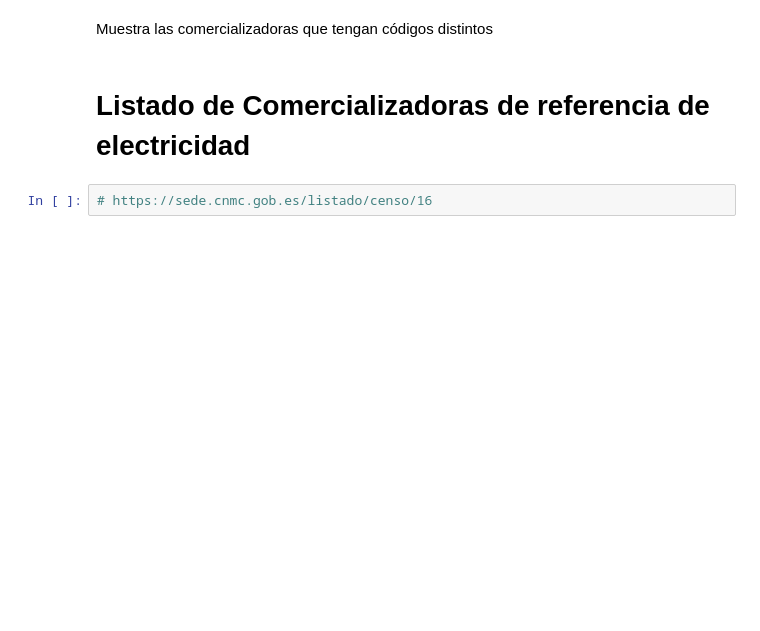
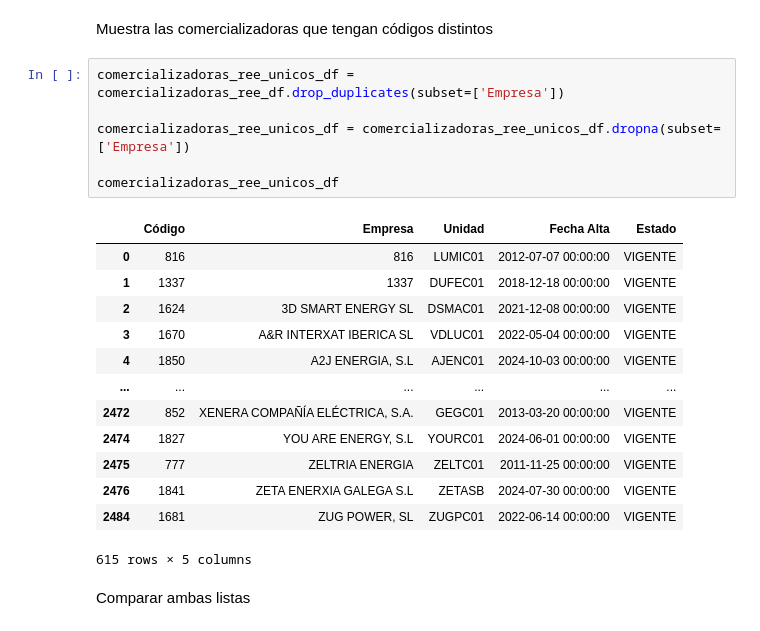
Before and after one commit to jacubero/SEE, a Jupyter notebook: Comercializacion/comercializacion.ipynb, the cells around one changed output. Drawn from its saved outputs; the diff is of its cells as text; blank space fills up the shorter version.

```diff
--- a/Comercializacion/comercializacion.ipynb
+++ b/Comercializacion/comercializacion.ipynb
@@ -67,6 +89,24 @@ comercializadoras_ree_df
 # %% [markdown]
 Muestra las comercializadoras que tengan códigos distintos
-# %% [markdown]
-# Listado de Comercializadoras de referencia de electricidad
-# %%
-# https://sede.cnmc.gob.es/listado/censo/16
+# %%
+comercializadoras_ree_unicos_df =  comercializadoras_ree_df.drop_duplicates(subset=['Empresa'])
+
+comercializadoras_ree_unicos_df = comercializadoras_ree_unicos_df.dropna(subset=['Empresa'])
+
+comercializadoras_ree_unicos_df
+# %% [output]
+|  | Código | Empresa | Unidad | Fecha Alta | Estado |
+| 0 | 816 | 816 | LUMIC01 | 2012-07-07 00:00:00 | VIGENTE |
+| 1 | 1337 | 1337 | DUFEC01 | 2018-12-18 00:00:00 | VIGENTE |
+| 2 | 1624 | 3D SMART ENERGY SL | DSMAC01 | 2021-12-08 00:00:00 | VIGENTE |
+| 3 | 1670 | A&R INTERXAT IBERICA SL | VDLUC01 | 2022-05-04 00:00:00 | VIGENTE |
+| 4 | 1850 | A2J ENERGIA, S.L | AJENC01 | 2024-10-03 00:00:00 | VIGENTE |
+| ... | ... | ... | ... | ... | ... |
+| 2472 | 852 | XENERA COMPAÑÍA ELÉCTRICA, S.A. | GEGC01 | 2013-03-20 00:00:00 | VIGENTE |
+| 2474 | 1827 | YOU ARE ENERGY, S.L | YOURC01 | 2024-06-01 00:00:00 | VIGENTE |
+| 2475 | 777 | ZELTRIA ENERGIA | ZELTC01 | 2011-11-25 00:00:00 | VIGENTE |
+| 2476 | 1841 | ZETA ENERXIA GALEGA S.L | ZETASB | 2024-07-30 00:00:00 | VIGENTE |
+| 2484 | 1681 | ZUG POWER, SL | ZUGPC01 | 2022-06-14 00:00:00 | VIGENTE |
+615 rows × 5 columns
+# %% [markdown]
+Comparar ambas listas
```
Also changed, not shown: parts of 8 cells of this notebook, 2 other files.
